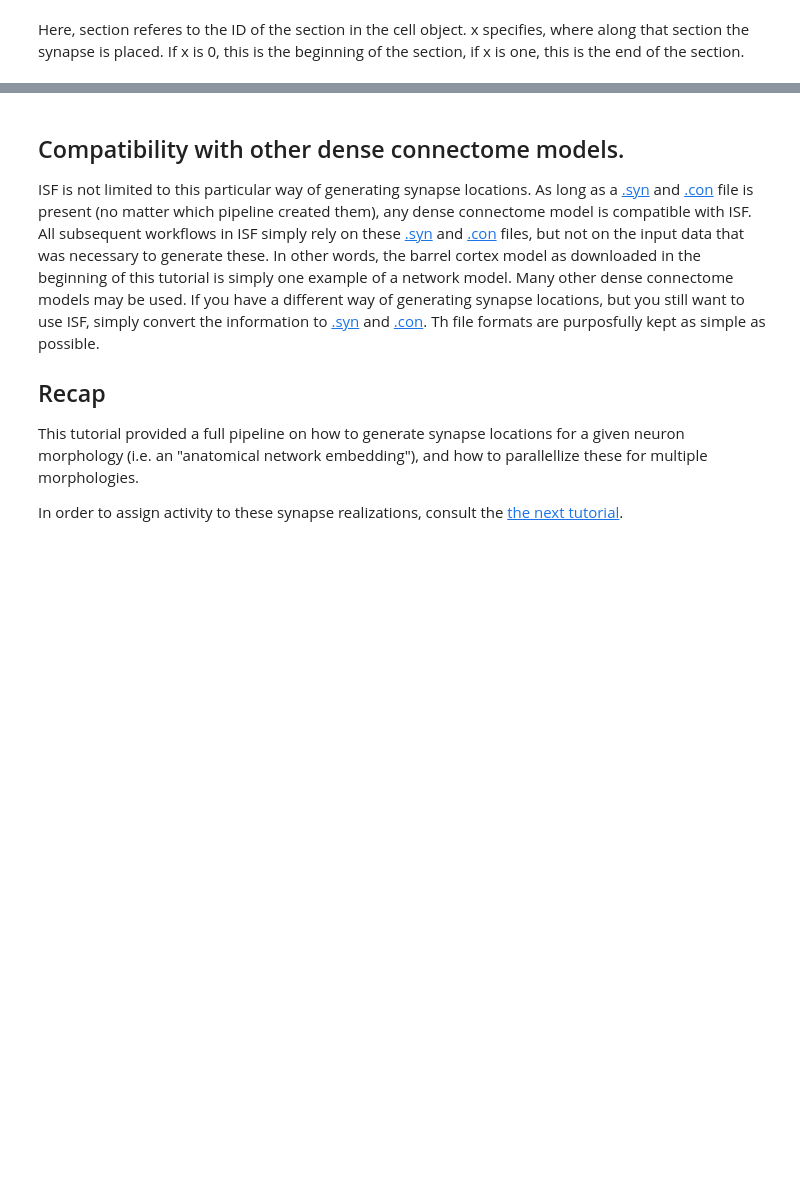
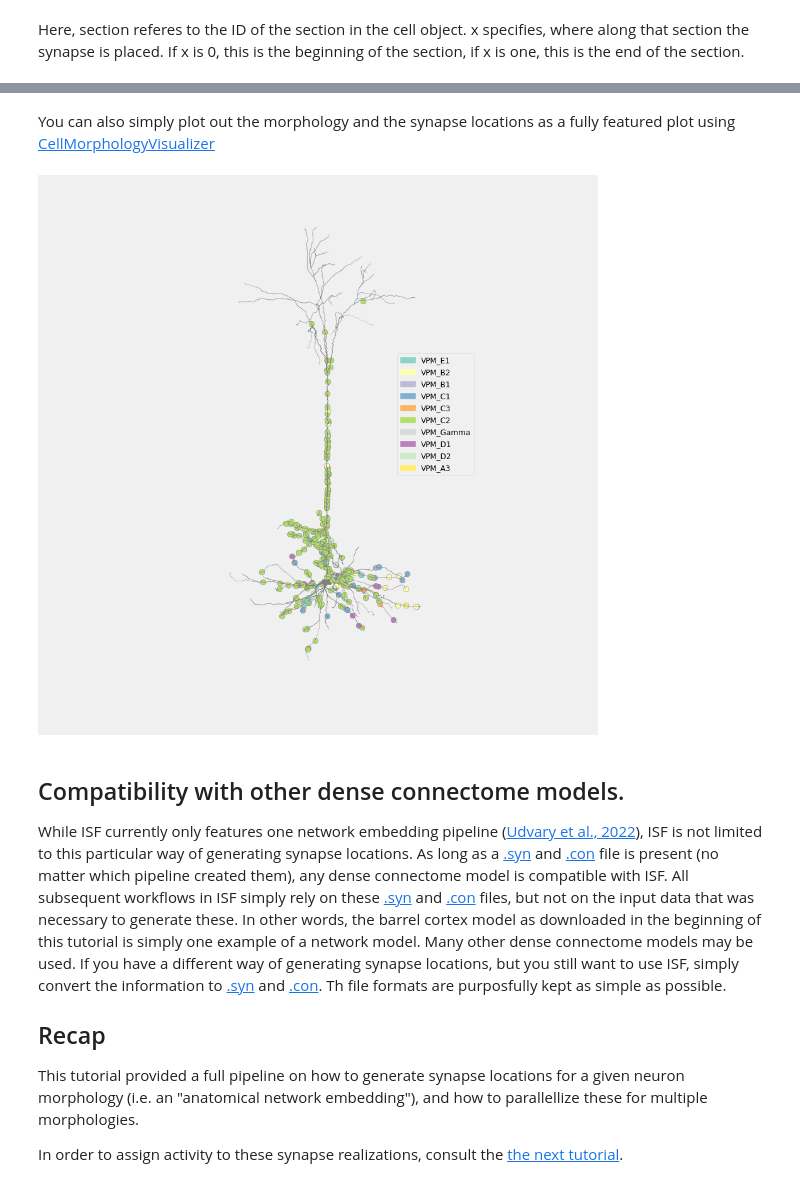
Before and after one commit to mpinb/in_silico_framework, a Jupyter notebook: getting_started/tutorials/2. network models/2.1 Anatomical embedding.ipynb, the cells around one changed output, grey strips where cells are left out. Drawn from its saved outputs; the diff is of its cells as text; code cells hidden in the pictures; blank space fills up the shorter version.

```diff
--- a/getting_started/tutorials/2. network models/2.1 Anatomical embedding.ipynb
+++ b/getting_started/tutorials/2. network models/2.1 Anatomical embedding.ipynb
@@ -363,7 +360,24 @@ Here, section referes to the ID of the section in the cell object. x specifies,
+# %% [markdown]
+You can also simply plot out the morphology and the synapse locations as a fully featured plot using [CellMorphologyVisualizer](../visualize/cell_morphology_visualizer.py)
+# %%
+from visualize.cell_morphology_visualizer import CellMorphologyVisualizer
+from matplotlib.pyplot import cm
+
+# only show synapses of this type
+synapse_filter = "VPM"
+show_synapses = [syntype for syntype in cell.synapses if synapse_filter in syntype]
+synapse_colors = cm.Set3(I.np.linspace(0, 1, num=len(show_synapses)))
+
+cmv = CellMorphologyVisualizer(cell)
+cmv.population_to_color_dict = dict(zip(show_synapses, synapse_colors))
+cmv.background_color="#f0f0f0"
+fig, ax = cmv.plot(show_synapses=show_synapses, show_legend=True)
+# %% [output]
+[figure, added]
 # %% [markdown]
 ## Compatibility with other dense connectome models.
 
-ISF is not limited to this particular way of generating synapse locations. As long as a [.syn](https://mpinb.github.io/in_silico_framework/file_formats#syn) and [.con](https://mpinb.github.io/in_silico_framework/file_formats#con) file is present (no matter which pipeline created them), any dense connectome model is compatible with ISF. All subsequent workflows in ISF simply rely on these [.syn](https://mpinb.github.io/in_silico_framework/file_formats#syn) and [.con](https://mpinb.github.io/in_silico_framework/file_formats#con) files, but not on the input data that was necessary to generate these. In other words, the barrel cortex model as downloaded in the beginning of this tutorial is simply one example of a network model. Many other dense connectome models may be used. If you have a different way of generating synapse locations, but you still want to use ISF, simply convert the information to [.syn](https://mpinb.github.io/in_silico_framework/file_formats#syn) and [.con](https://mpinb.github.io/in_silico_framework/file_formats#con). Th file formats are purposfully kept as simple as possible.
+While ISF currently only features one network embedding pipeline ([Udvary et al., 2022](https://doi.org/10.1016/j.celrep.2022.110677)), ISF is not limited to this particular way of generating synapse locations. As long as a [.syn](https://mpinb.github.io/in_silico_framework/file_formats#syn) and [.con](https://mpinb.github.io/in_silico_framework/file_formats#con) file is present (no matter which pipeline created them), any dense connectome model is compatible with ISF. All subsequent workflows in ISF simply rely on these [.syn](https://mpinb.github.io/in_silico_framework/file_formats#syn) and [.con](https://mpinb.github.io/in_silico_framework/file_formats#con) files, but not on the input data that was necessary to generate these. In other words, the barrel cortex model as downloaded in the beginning of this tutorial is simply one example of a network model. Many other dense connectome models may be used. If you have a different way of generating synapse locations, but you still want to use ISF, simply convert the information to [.syn](https://mpinb.github.io/in_silico_framework/file_formats#syn) and [.con](https://mpinb.github.io/in_silico_framework/file_formats#con). Th file formats are purposfully kept as simple as possible.
 
 ## Recap
 
```
Also changed, not shown: parts of 23 cells of this notebook.
